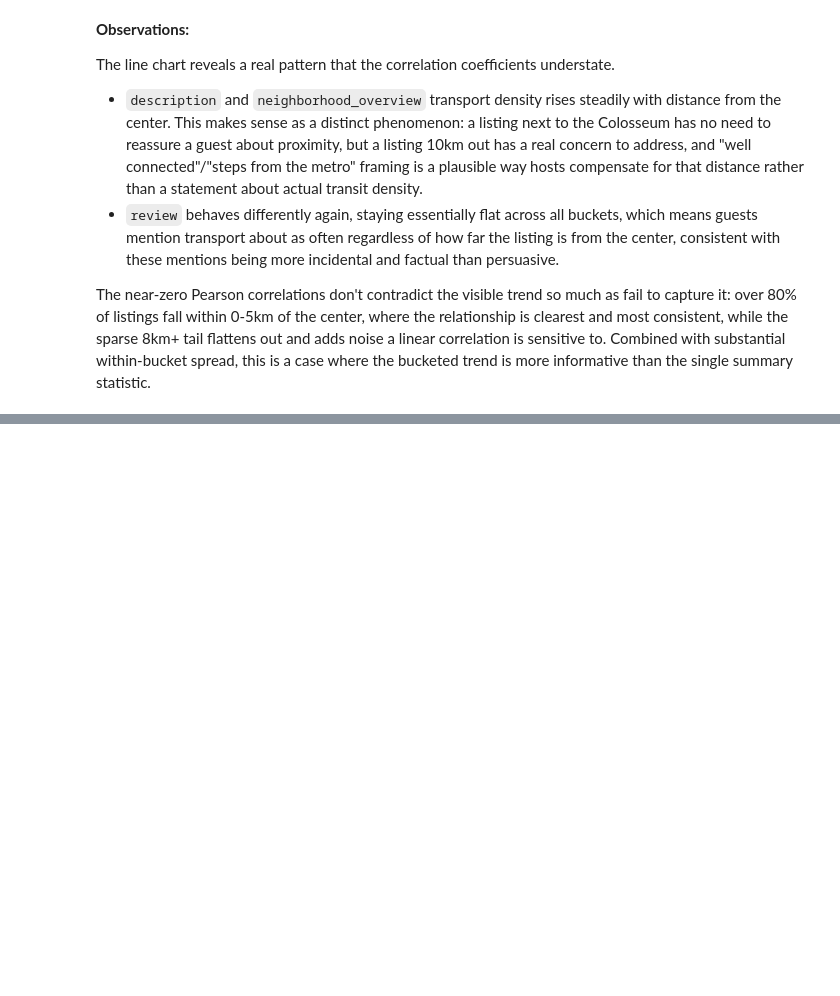
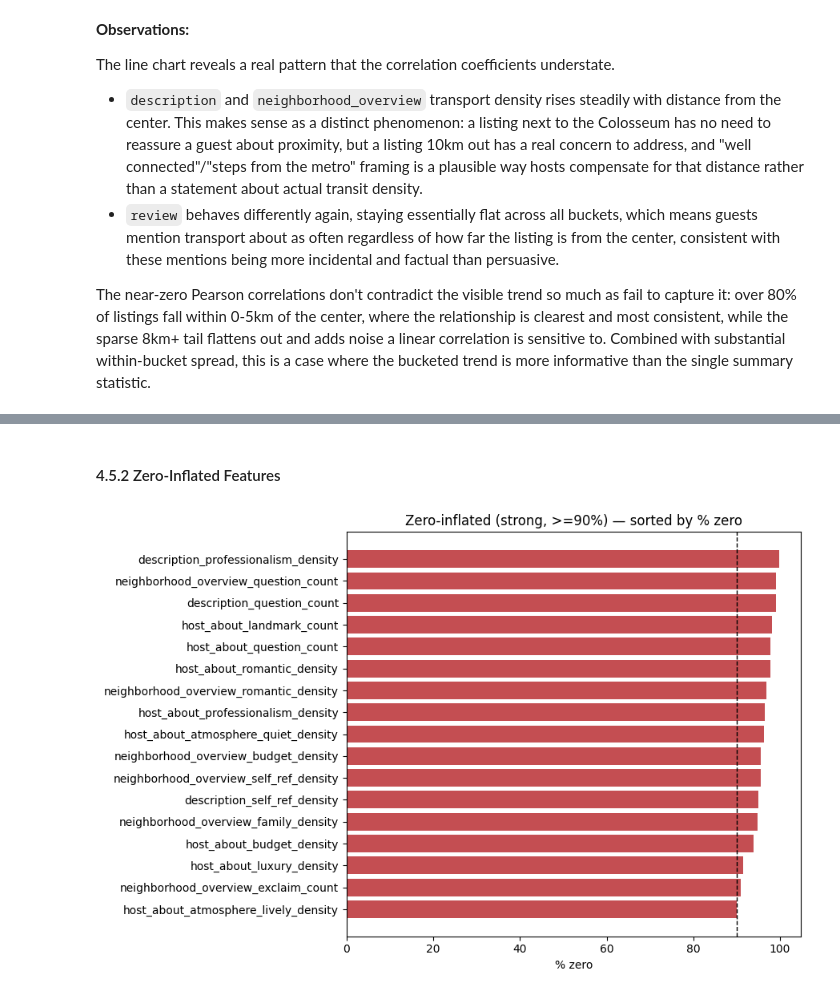
Before and after one commit to pln6/airbnb-market-segmentation-analysis, a Jupyter notebook: notebooks/02_feature_engineering.ipynb, the cells around one changed output, grey strips where cells are left out. Cells and saved outputs as stored; diff of their text form; code cells hidden in the pictures; blank space fills up the shorter version.

Commit message:
feat: add NLP feature checkpoint (audit & zero-inflation handling)

```diff
--- a/notebooks/02_feature_engineering.ipynb
+++ b/notebooks/02_feature_engineering.ipynb
@@ -3345,0 +3456,18 @@ The near-zero Pearson correlations don't contradict the visible trend so much as
+# %% [markdown]
+#### 4.5.2 Zero-Inflated Features
+# %%
+# visual confirmation for the "strong" group
+zero_inflated_strong = feature_audit.loc[feature_audit['flag'] == 'zero_inflated (strong)', 'column'].tolist()
+zero_inflated_moderate = feature_audit.loc[feature_audit['flag'] == 'zero_inflated (moderate)', 'column'].tolist()
+
+strong_pct = feature_audit.set_index('column').loc[zero_inflated_strong, 'pct_zero'].sort_values()
+
+fig, ax = plt.subplots(figsize=(9, 6))
+ax.barh(strong_pct.index, strong_pct.values, color='#c44e52')
+ax.set_xlabel('% zero')
+ax.set_title('Zero-inflated (strong, >=90%) — sorted by % zero')
+ax.axvline(90, color='black', linestyle='--', linewidth=1)
+plt.tight_layout()
+plt.show()
+# %% [output]
+[figure, added]
```
Also changed, not shown: parts of 22 cells of this notebook.
